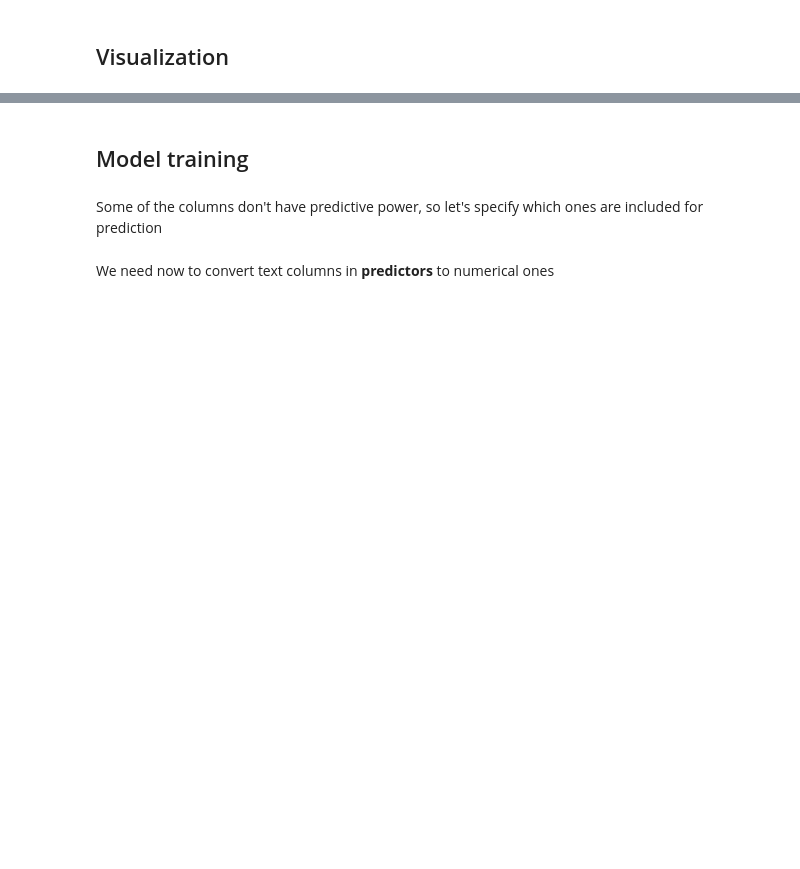
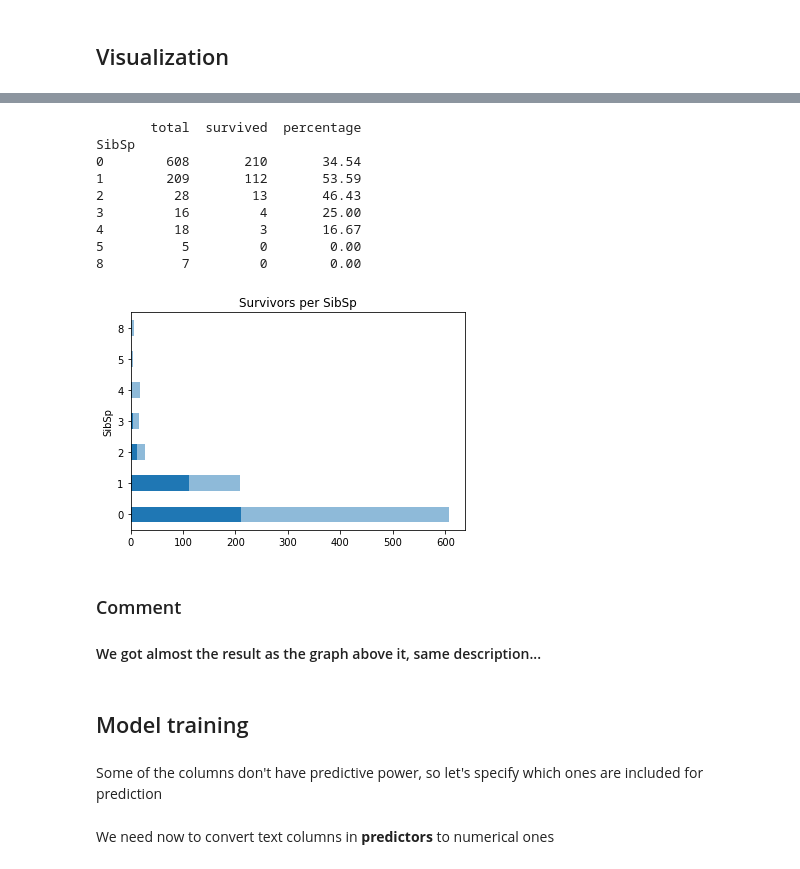
Before and after one commit to Zakichanu/TP-ML, a Jupyter notebook: Week 4/Lab3_[Logistic_Regression]_Titanic.ipynb, the cells around one changed output, grey strips where cells are left out. Drawn from its saved outputs; the diff is of its cells as text; code cells hidden in the pictures; blank space fills up the shorter version.

```diff
--- a/Week 4/Lab3_[Logistic_Regression]_Titanic.ipynb
+++ b/Week 4/Lab3_[Logistic_Regression]_Titanic.ipynb
@@ -84,6 +166,20 @@ survival_rate("Embarked","bar")
 # %%
 # Draw survived per Number of Siblings/Spouses Aboard (SibSp)
-# your code here
+survival_rate("SibSp","barh")
+# %% [output]
+       total  survived  percentage
+SibSp
+0        608       210       34.54
+1        209       112       53.59
+2         28        13       46.43
+3         16         4       25.00
+4         18         3       16.67
+5          5         0        0.00
+8          7         0        0.00
+[figure, added]
+# %% [markdown]
+### Comment
+#### We got almost the result as the graph above it, same description...
 # %% [markdown]
 ## Model training
 # %% [markdown]
```
Also changed, not shown: parts of 31 cells of this notebook.
